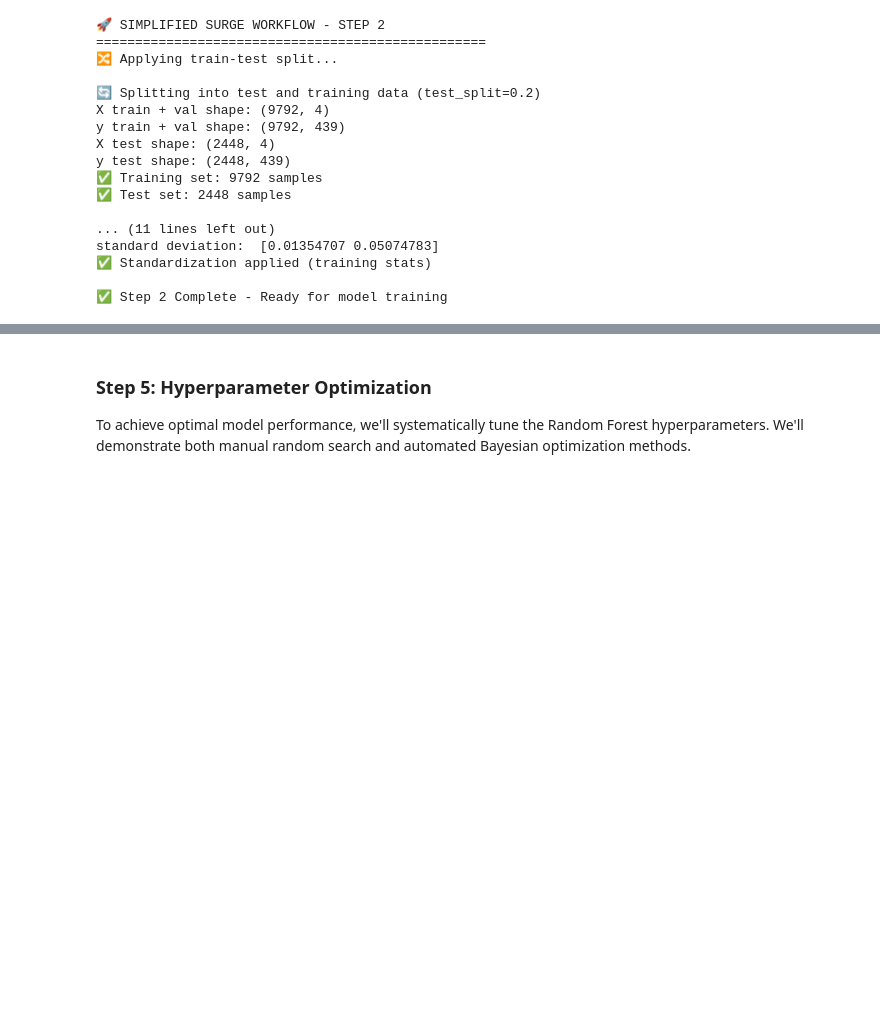
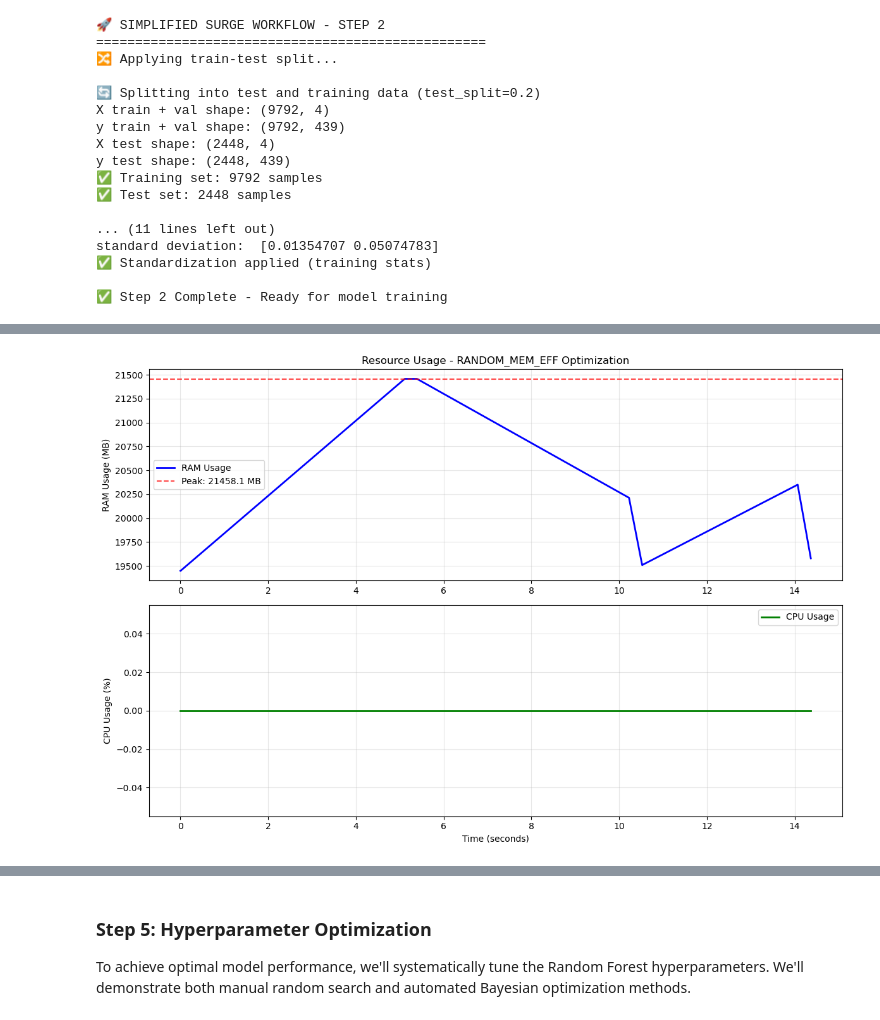
Before and after one commit to S-Villar/SURGE, a Jupyter notebook: notebooks/RF_Heating_Surrogate_Demo.ipynb, the cells around one changed output, grey strips where cells are left out. Drawn from its saved outputs; the diff is of its cells as text; code cells hidden in the pictures; blank space fills up the shorter version.

```diff
--- a/notebooks/RF_Heating_Surrogate_Demo.ipynb
+++ b/notebooks/RF_Heating_Surrogate_Demo.ipynb
@@ -875,0 +1339,83 @@ Avg Inference Time (Test): 0.000063 s/sample
+# %%
+# Test ResourceMonitor import and functionality
+print("🔧 Testing ResourceMonitor Import and Functionality")
+print("=" * 60)
+
+# Reload the utils module to get the updated ResourceMonitor
+import importlib
+import surge.utils
+importlib.reload(surge.utils)
+
+try:
+    from surge.utils import ResourceMonitor
+    print("✅ ResourceMonitor imported successfully!")
+
+    # Test ResourceMonitor functionality
+    monitor = ResourceMonitor()
+    print("✅ ResourceMonitor initialized")
+
+    # Test resource monitoring
+    ram, cpu = monitor.update()
+    print(f"📊 Current Resources: RAM: {ram:.1f} MB | CPU: {cpu:.1f}%")
+
+    # Test summary
+    summary = monitor.get_summary()
+    print(f"📈 Summary: {summary}")
+
+    print("✅ ResourceMonitor is fully functional!")
+
+except Exception as e:
+    print(f"❌ ResourceMonitor test failed: {e}")
+    import traceback
+    traceback.print_exc()
+
+print("=" * 60)
+
+# Now test enhanced tune with working resource monitoring
+print("\n🚀 Testing Enhanced tune() with Working Resource Monitoring")
+print("=" * 70)
+
+# Reload trainer to get updated imports
+import surge.trainer
+importlib.reload(surge.trainer)
+from surge.trainer import MLTrainer
+
+# Create a fresh trainer for clean resource monitoring test
+resource_trainer = MLTrainer(len(input_variables), len(output_variables))
+resource_trainer.load_df_dataset(df, input_variables, output_variables)
+resource_trainer.train_test_split(test_split=0.2)
+resource_trainer.standardize_data()
+
+print("🌲 Initializing and training baseline Random Forest...")
+resource_trainer.init_model(0)
+resource_trainer.train(0)
+print("✅ Baseline model ready")
+
+print("\n🔍 Testing Resource-Monitored Optimization...")
+print("=" * 50)
+
+# Test with resource monitoring enabled
+result = resource_trainer.tune(
+    model_index=0,
+    method='random_mem_eff',
+    n_trials=3,  # Small number for demo
+    monitor_resources=True,
+    plot_resources=True
+)
+
+print(f"\n🏆 Resource-Monitored Optimization Results:")
+print(f"   Best R²: {result['best_r2']:.4f}")
+print(f"   Method: {result['method']}")
+
+if 'resource_summary' in result:
+    rs = result['resource_summary']
+    print(f"   Peak RAM: {rs['peak_ram_mb']:.1f} MB")
+    print(f"   Avg RAM: {rs['avg_ram_mb']:.1f} MB")
+    print(f"   Avg CPU: {rs['avg_cpu_percent']:.1f}%")
+    print(f"   Duration: {rs['duration_sec']:.1f} seconds")
+else:
+    print("   Resource monitoring data not available")
+
+print("\n🎉 Enhanced SURGE resource monitoring is fully operational!")
+print("=" * 70)
+# %% [output]
@@ -875,0 +1439 @@ Avg Inference Time (Test): 0.000063 s/sample
+[figure, added]
```
Also changed, not shown: parts of 49 cells of this notebook, 2 other files.
